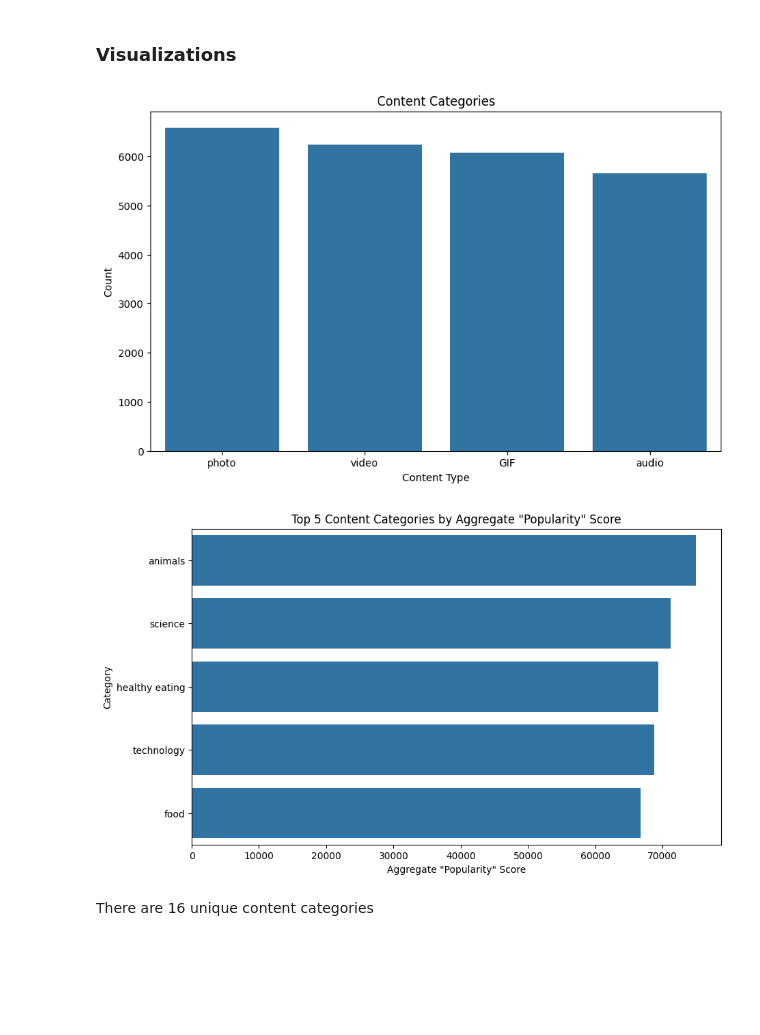
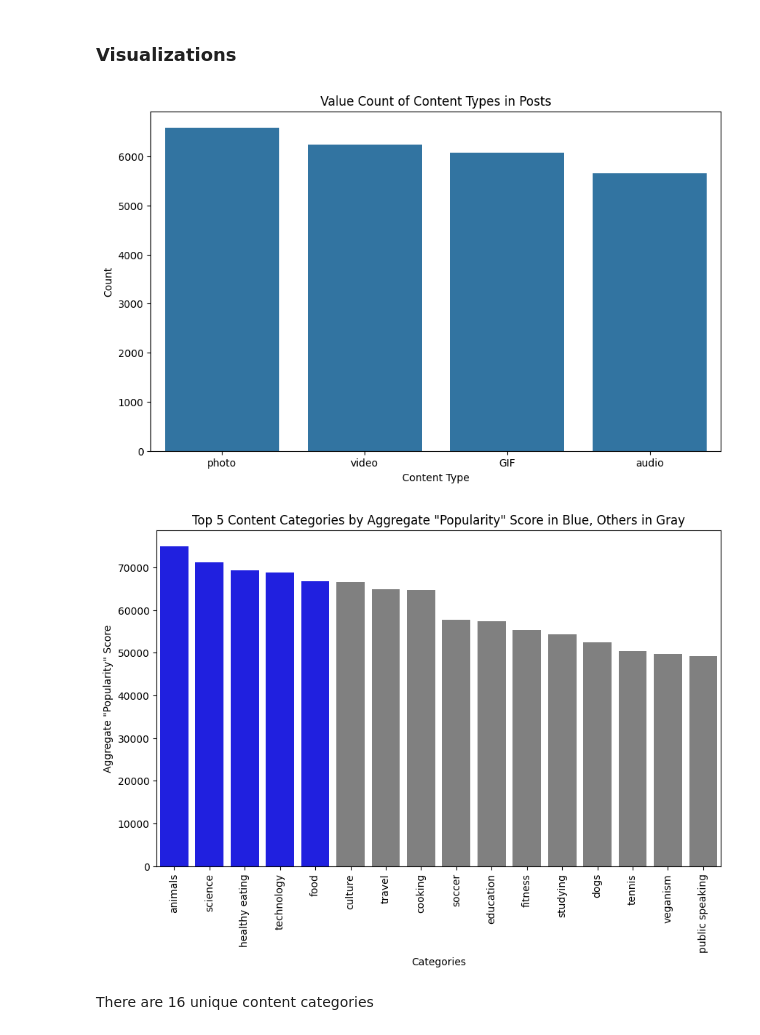
Before and after one commit to osareniho-oni/Data_Analysis_Projects, a Jupyter notebook: data_analytics.ipynb, the cells around one changed output. Cells and saved outputs as stored; diff of their text form; code cells hidden in the pictures; blank space fills up the shorter version.

```diff
--- a/data_analytics.ipynb
+++ b/data_analytics.ipynb
@@ -273,3 +273,7 @@ df_final['Month'] = df_final['Datetime'].dt.month_name()
 
 # Save the Cleaned and modeled file
 df_final.to_csv("data/final_data_file.csv", index=False)
+# %%
+# Extract Day from 'Datetime' column
+df_final['Day'] = df_final['Datetime'].dt.strftime('%A')
+df_final['Day'].head()
@@ -391,22 +417,23 @@ sns.countplot(df_final, x='ContentType', ax=ax)
 # add labels, titles, and other customizations
 plt.ylabel('Count')
 plt.xlabel('Content Type')
-plt.title('Content Categories')
+plt.title('Value Count of Content Types in Posts')
 plt.show()
 # %% [output]
-[figure, old version]
+[figure, new version]
 # %%
 # Create the bar chart for categories
 fig, ax = plt.subplots(figsize=(10, 6))
-sns.barplot(y=top_5_categories.index, x=top_5_categories.values)
-
+palette = ['blue' if Category in sorted_categories.head(5).index else 'gray' for Category in sorted_categories.index]
+sns.barplot(x=sorted_categories.index, y=sorted_categories.values, hue=sorted_categories.index, palette=palette)
+ax.tick_params(axis='x', labelrotation=90)
 # add labels, titles, and other customizations
-plt.ylabel('Category')
-plt.xlabel('Aggregate "Popularity" Score')
-plt.title('Top 5 Content Categories by Aggregate "Popularity" Score')
+plt.ylabel('Aggregate "Popularity" Score')
+plt.xlabel('Categories')
+plt.title('Top 5 Content Categories by Aggregate "Popularity" Score in Blue, Others in Gray')
 plt.show()
 # %% [output]
-[figure, old version]
+[figure, new version]
 # %% [markdown]
 There are 16 unique content categories
 # %%
```
Also changed, not shown: parts of 10 cells of this notebook, 1 other file.
